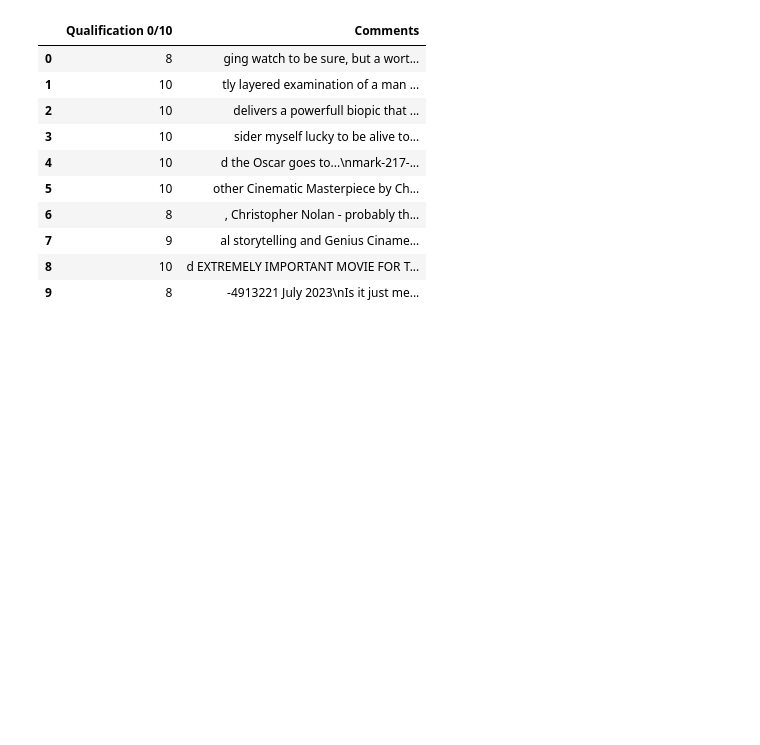
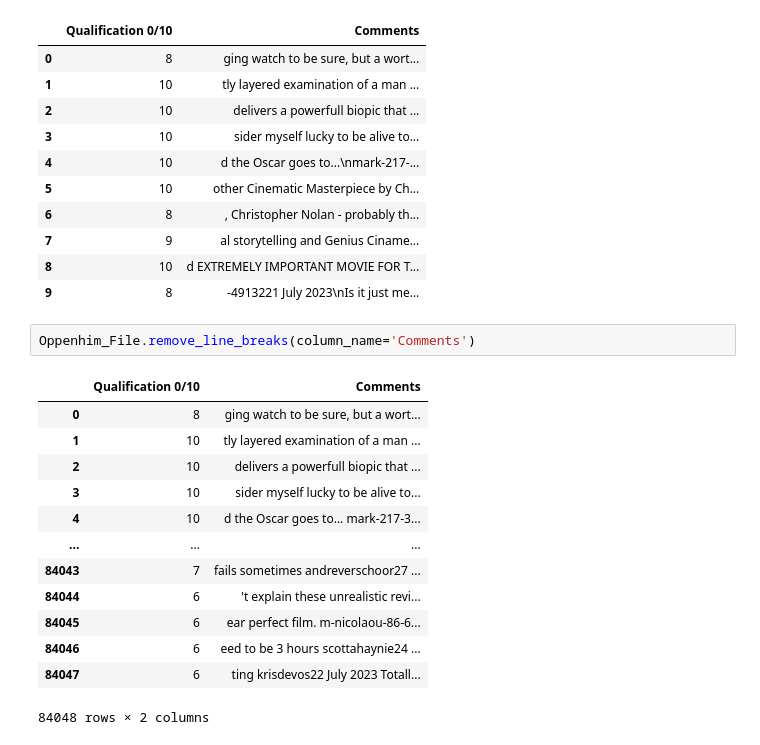
Before and after one commit to BlackEddit/Basics_cides_to_data_analitycs, a Jupyter notebook: basic_to_clean.ipynb, the cells around one changed output. Saved outputs shown, nothing was run; the diff lists cells and outputs as text; blank space fills up the shorter version.

```diff
--- a/basic_to_clean.ipynb
+++ b/basic_to_clean.ipynb
@@ -324,3 +389,19 @@ Oppenhim_File.show_rows(10)
 | 7 | 9 | al storytelling and Genius Ciname... |
 | 8 | 10 | d EXTREMELY IMPORTANT MOVIE FOR T... |
 | 9 | 8 | -4913221 July 2023\nIs it just me... |
+# %%
+Oppenhim_File.remove_line_breaks(column_name='Comments')
+# %% [output]
+|  | Qualification 0/10 | Comments |
+| 0 | 8 | ging watch to be sure, but a wort... |
+| 1 | 10 | tly layered examination of a man ... |
+| 2 | 10 | delivers a powerfull biopic that ... |
+| 3 | 10 | sider myself lucky to be alive to... |
+| 4 | 10 | d the Oscar goes to... mark-217-3... |
+| ... | ... | ... |
+| 84043 | 7 | fails sometimes andreverschoor27 ... |
+| 84044 | 6 | 't explain these unrealistic revi... |
+| 84045 | 6 | ear perfect film. m-nicolaou-86-6... |
+| 84046 | 6 | eed to be 3 hours scottahaynie24 ... |
+| 84047 | 6 | ting krisdevos22 July 2023 Totall... |
+84048 rows × 2 columns
```
Also changed, not shown: parts of 4 cells of this notebook.
